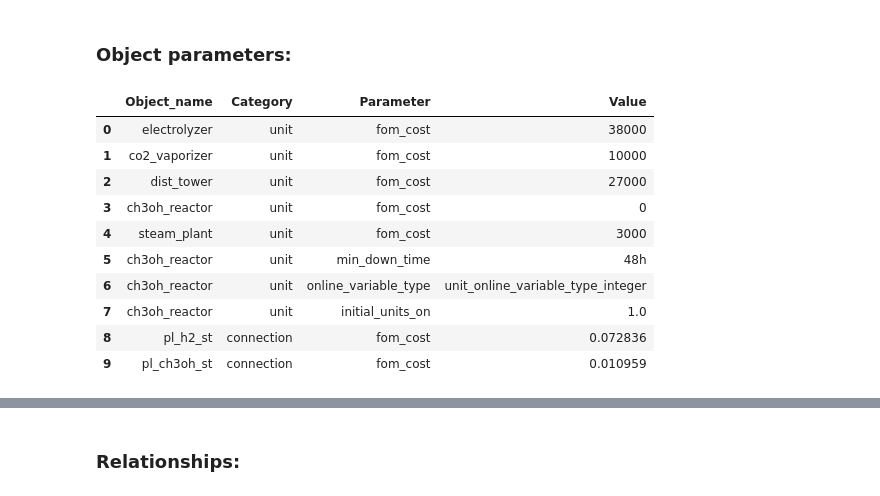
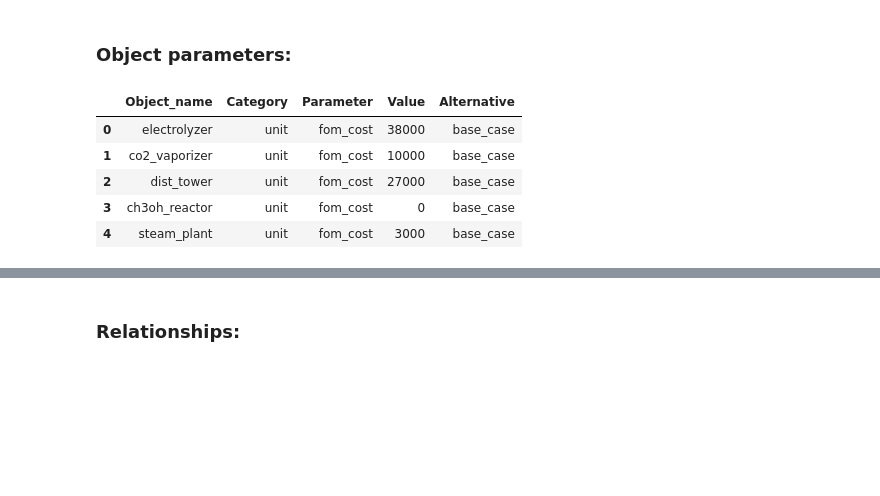
Before and after one commit to CSEI-EU/Nord_H2ub, a Jupyter notebook: spine_projects/01_input_data/00_functions/please_ignore.ipynb, the cells around one changed output, grey strips where cells are left out. Saved outputs shown, nothing was run; the diff lists cells and outputs as text; code cells hidden in the pictures; blank space fills up the shorter version.

```diff
--- a/spine_projects/01_input_data/00_functions/please_ignore.ipynb
+++ b/spine_projects/01_input_data/00_functions/please_ignore.ipynb
@@ -68,7 +70,7 @@ excel_file_path = get_excel_file_path() + '/01_input_raw/'
 output_file_path = get_excel_file_path() + '/02_input_prepared/'
 # %%
 # Input data
-Model_structure_file = '/Model_Data_Base_' + product + '_4_InOutputs.xlsx'
+Model_structure_file = '/Model_Data_Base_' + product + '.xlsx'
 efficiency_electrolyzer_file = 'Efficiency_Electrolyzers.xlsx'
 distric_heating_price_file = '/Energy Prices/district_heating_price_cap.xlsx'
 investment_costs_file = '/investment_cost_overview/Investment_cost_overview.xlsx'
@@ -77,6 +79,7 @@ PV_data_availabilityfactors = 'Availabilities Renewables/PV_availability_factors
 Wind_data_availabilityfactors = 'Availabilities Renewables/Wind_availability_factors_' + area + '.csv'
 data_powerprices = 'Energy Prices/Day_ahead_prices.xlsx'
 grid_costs = '/Energy Prices/grid_costs.xlsx'
+other_costs = '/Energy Prices/other_inout_costs.xlsx'
 
 # Output data
 output_file_name = product + '_Input_prepared.xlsx'
@@ -268,38 +270,33 @@ df_definition, df_nodes = create_definition_dataframe(df_model_units_relations,
 # %%
 # Create a data frame for all parameters of units
 
 # Add unit fom costs
-unit_fom_cost_df = create_fom_units(df_model_units, df_investment_costs_raw, year, investment_res)
+unit_fom_cost_df = create_fom_units(df_model_units, df_investment_costs_raw, year, investment_res, run_name)
 # Add unit minimal downtime
-unit_min_down_time_df = create_object_parameters(df_model_units, 'Unit', 'min_down_time')
+unit_min_down_time_df = create_object_parameters(df_model_units, 'Unit', 'min_down_time', run_name)
 # Add unit on cost
-unit_on_cost_df = create_object_parameters(df_model_units, 'Unit', 'units_on_cost')
+unit_on_cost_df = create_object_parameters(df_model_units, 'Unit', 'units_on_cost', run_name)
 # Add start up costs
-start_up_cost_df = create_object_parameters(df_model_units, 'Unit', 'start_up_cost')
+start_up_cost_df = create_object_parameters(df_model_units, 'Unit', 'start_up_cost', run_name)
 # Add shut down costs
-shut_down_cost_df = create_object_parameters(df_model_units, 'Unit', 'shut_down_cost')
+shut_down_cost_df = create_object_parameters(df_model_units, 'Unit', 'shut_down_cost', run_name)
 # Add initial_units_on
-initial_units_on_df = create_object_parameters(df_model_units, 'Unit', 'initial_units_on')
+initial_units_on_df = create_object_parameters(df_model_units, 'Unit', 'initial_units_on', run_name)
 
-connection_fom_cost_df = create_object_parameters(df_model_connections, 'Connection', 'fom_cost')
+connection_fom_cost_df = create_object_parameters(df_model_connections, 'Connection', 'fom_cost', run_name)
 
 # Create a complete data frame with all parameters
 unit_parameters_df = pd.concat([unit_fom_cost_df, unit_min_down_time_df, unit_on_cost_df, start_up_cost_df, shut_down_cost_df, initial_units_on_df, connection_fom_cost_df], ignore_index=True)
 
 # Show table head for control
-unit_parameters_df
+unit_parameters_df.head()
 # %% [output]
-|  | Object_name | Category | Parameter | Value |
-| 0 | electrolyzer | unit | fom_cost | 38000 |
-| 1 | co2_vaporizer | unit | fom_cost | 10000 |
-| 2 | dist_tower | unit | fom_cost | 27000 |
-| 3 | ch3oh_reactor | unit | fom_cost | 0 |
-| 4 | steam_plant | unit | fom_cost | 3000 |
-| 5 | ch3oh_reactor | unit | min_down_time | 48h |
-| 6 | ch3oh_reactor | unit | online_variable_type | unit_online_variable_type_integer |
-| 7 | ch3oh_reactor | unit | initial_units_on | 1.0 |
-| 8 | pl_h2_st | connection | fom_cost | 0.072836 |
-| 9 | pl_ch3oh_st | connection | fom_cost | 0.010959 |
+|  | Object_name | Category | Parameter | Value | Alternative |
+| 0 | electrolyzer | unit | fom_cost | 38000 | base_case |
+| 1 | co2_vaporizer | unit | fom_cost | 10000 | base_case |
+| 2 | dist_tower | unit | fom_cost | 27000 | base_case |
+| 3 | ch3oh_reactor | unit | fom_cost | 0 | base_case |
+| 4 | steam_plant | unit | fom_cost | 3000 | base_case |
 # %%
 # Create a new data frame for parameters that are given as durations
 # Necessary as SpineToolbox needs a separate input to map the parameter correctly
```
Also changed, not shown: parts of 38 cells of this notebook, 7 other files.
